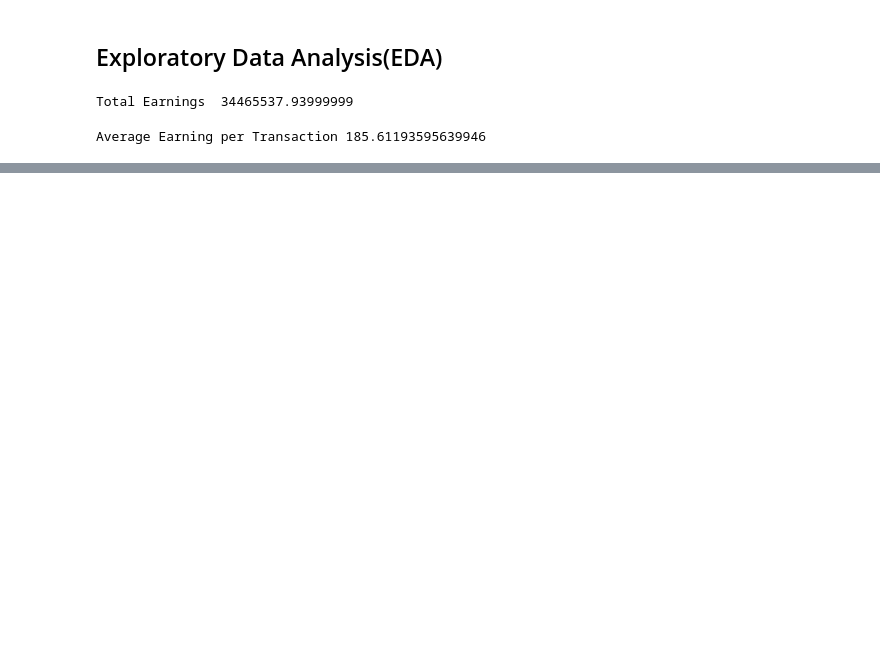
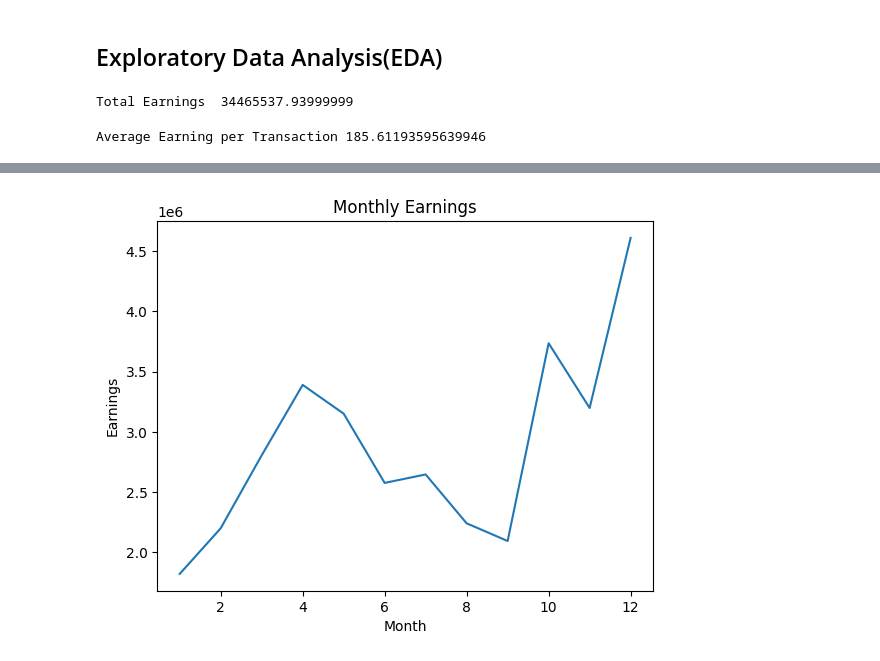
Before and after one commit to Hansil-Chapadiya/DataScience_MachineLearning, a Jupyter notebook: DSAndML/Jupyternotebook/SalesDataAnalysis.ipynb, the cells around one changed output, grey strips where cells are left out. Drawn from its saved outputs; the diff is of its cells as text; code cells hidden in the pictures; blank space fills up the shorter version.

```diff
--- a/DSAndML/Jupyternotebook/SalesDataAnalysis.ipynb
+++ b/DSAndML/Jupyternotebook/SalesDataAnalysis.ipynb
@@ -127,0 +179,12 @@ Average Earning per Transaction 185.61193595639946
+# %%
+# Earnings Per Month
+df['Order Date'] = pd.to_datetime(df['Order Date'])
+df['Month'] = df['Order Date'].dt.month
+monthly_sales = df.groupby('Month')['Earning'].sum()
+plt.plot(monthly_sales.index, monthly_sales.values)
+plt.title('Monthly Earnings')
+plt.xlabel('Month')
+plt.ylabel('Earnings')
+plt.show()
+# %% [output]
+[figure, added]
```
Also changed, not shown: parts of 5 cells of this notebook.
